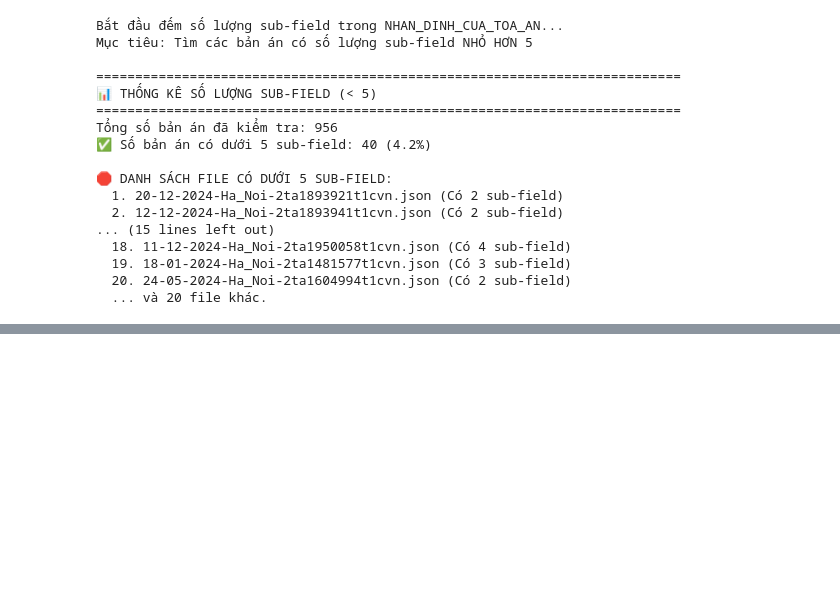
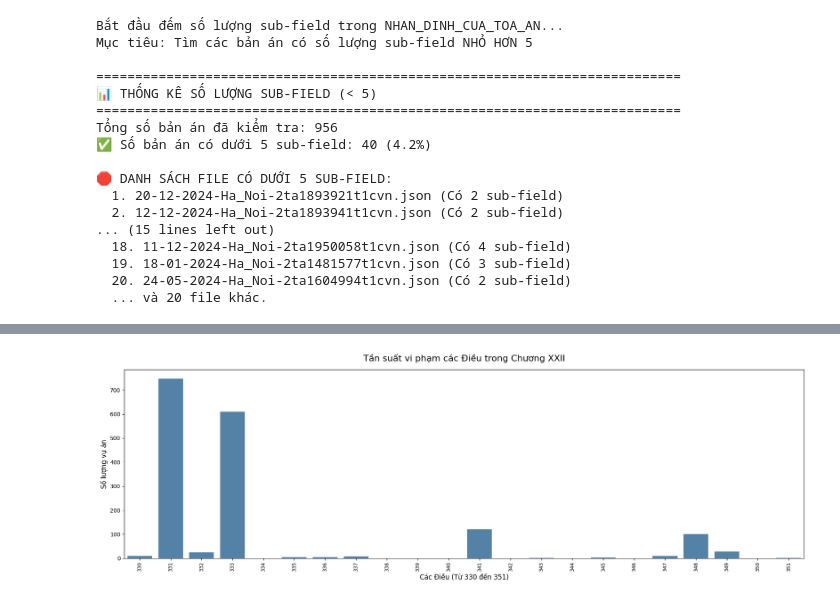
Before and after one commit to vmhieu51204/Rag_luat_test, a Jupyter notebook: Untitled-1.ipynb, the cells around one changed output, grey strips where cells are left out. Drawn from its saved outputs; the diff is of its cells as text; code cells hidden in the pictures; blank space fills up the shorter version.

```diff
--- a/Untitled-1.ipynb
+++ b/Untitled-1.ipynb
@@ -154,7 +154,7 @@ import shutil
 TARGET_CHAPTER = "XXII"
 
 # Create the directory if it doesn't exist
-output_dir = f"Chuong_{TARGET_CHAPTER}"
+output_dir = f"data_create/Chuong_{TARGET_CHAPTER}"
 os.makedirs(output_dir, exist_ok=True)
 
 copied_count = 0
@@ -217,7 +217,7 @@ def get_unique_names(data_list, name_key):
     return names
 
 # 👉 Define the folder containing the JSON files you want to check.
-CHECK_FOLDER = "filled_Chuong_XXII"
+CHECK_FOLDER = "data_create/filled_Chuong_XXII"
 
 # Find all json files in the target folder
 json_files_to_check = glob.glob(os.path.join(CHECK_FOLDER, '*.json'))
@@ -424,7 +424,7 @@ valid_dieus = load_valid_dieus(LAW_DOC_PATH)
 print(f"Đã load {len(valid_dieus)} Điều hợp lệ từ {LAW_DOC_PATH}.\n")
 
 # 2. Setup checking directory
-CHECK_FOLDER = "filled_Chuong_XXII"
+CHECK_FOLDER = "data_create/filled_Chuong_XXII"
 json_files_to_check = glob.glob(os.path.join(CHECK_FOLDER, '*.json'))
 
 invalid_references = []
@@ -536,12 +657,12 @@ Tỷ lệ trích dẫn lỗi: 0.20%
 # %%
-output_dir = f"checkd_{CHECK_FOLDER}"
+output_dir = f"data_create/checkd_{CHECK_FOLDER}"
 os.makedirs(output_dir, exist_ok=True)
 
 # Trích xuất danh sách tên file lỗi từ Step 6 (mismatch_files đang lưu dưới dạng list of dicts)
 defendant_error_files = {item['file'] for item in mismatch_files}
 
 # 👉 GỘP TẤT CẢ CÁC LỖI TỪ STEP 6, 7 VÀ 8
-all_bad_files = defendant_error_files.union(files_with_errors).union(empty_name_files)
+all_bad_files = defendant_error_files.union(files_with_errors).union(empty_name_files).union(set(files_containing_none))
 
 copied_count = 0
 skipped_count = 0
@@ -990 +1023,75 @@ Bắt đầu trích xuất chunk cho 956 file...
 ======================================================================
+# %%
+# %%
+import matplotlib.pyplot as plt
+import seaborn as sns
+import json
+import os
+import glob
+
+# Sử dụng biến TARGET_CHAPTER đã được định nghĩa ở các cell trước (VD: "XXII")
+LAW_DOC_PATH = 'law_doc.json'
+
+# 1. Trích xuất thứ tự toàn bộ các Điều thuộc TARGET_CHAPTER từ law_doc.json
+chuong_dieus = []
+try:
+    with open(LAW_DOC_PATH, 'r', encoding='utf-8') as f:
+        law_data = json.load(f)
+        for chuong in law_data:
+            if str(chuong.get("index", "")) == TARGET_CHAPTER:
+                # Lấy danh sách toàn bộ các Điều theo đúng thứ tự trong Luật
+                for dieu in chuong.get("Điều", []):
+                    dieu_idx = str(dieu.get("index", "")).strip()
+                    if dieu_idx:
+                        chuong_dieus.append(dieu_idx)
+                break
+except Exception as e:
+    print(f"Lỗi khi load {LAW_DOC_PATH}: {e}")
+
+if not chuong_dieus:
+    print(f"Không tìm thấy Điều nào cho Chương {TARGET_CHAPTER} trong law_doc.json")
+else:
+    print(f"Chương {TARGET_CHAPTER} kéo dài từ Điều {chuong_dieus[0]} đến Điều {chuong_dieus[-1]} (Tổng: {len(chuong_dieus)} Điều).")
+
+    # 2. Đếm tần suất các Điều này trong các vụ án thuộc Chương mục tiêu
+    target_folder = f"data_create/Chuong_{TARGET_CHAPTER}"
+    case_files_target = glob.glob(os.path.join(target_folder, '*.json'))
+
+    # Khởi tạo dict với toàn bộ Điều trong Chương có value = 0
+    dieu_counts = {d: 0 for d in chuong_dieus}
+
+    for file_path in case_files_target:
+        if file_path.endswith('law_doc.json'):
+            continue
+        try:
+            with open(file_path, 'r', encoding='utf-8') as f:
+                data = json.load(f)
+
+            quyet_dinh_text = data.get("QUYET_DINH", "")
+            extracted = extract_dieu_from_text(quyet_dinh_text) # Dùng lại hàm extract_dieu_from_text đã định nghĩa
+
+            # Chỉ đếm những Điều duy nhất thuộc chương này trong 1 vụ án
+            unique_dieus = set(extracted)
+            for d in unique_dieus:
+                if d in dieu_counts:
+                    dieu_counts[d] += 1
+        except Exception as e:
+            pass
+
+    # 3. Vẽ biểu đồ Histogram (dùng barplot để xử lý label category)
+    plt.figure(figsize=(18, 6))
+
+    x_labels = chuong_dieus
+    y_values = [dieu_counts[d] for d in x_labels]
+
+    sns.barplot(x=x_labels, y=y_values, color="steelblue")
+
+    plt.title(f"Tần suất vi phạm các Điều trong Chương {TARGET_CHAPTER}", fontsize=16, pad=15)
+    plt.xlabel(f"Các Điều (Từ {chuong_dieus[0]} đến {chuong_dieus[-1]})", fontsize=12)
+    plt.ylabel("Số lượng vụ án", fontsize=12)
+
+    # Xoay label trục X để không bị đè lên nhau
+    plt.xticks(rotation=90, fontsize=9)
+    plt.tight_layout()
+    plt.show()
+# %% [output]
@@ -990,0 +1099 @@ Bắt đầu trích xuất chunk cho 956 file...
+[figure, added]
```
Also changed, not shown: parts of 11 cells of this notebook, 27 other files.
